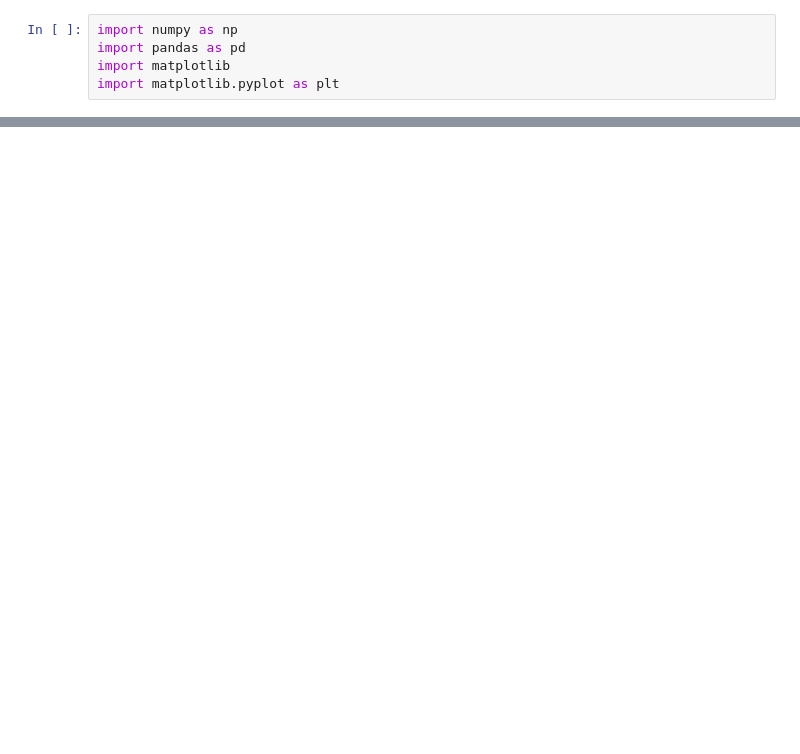
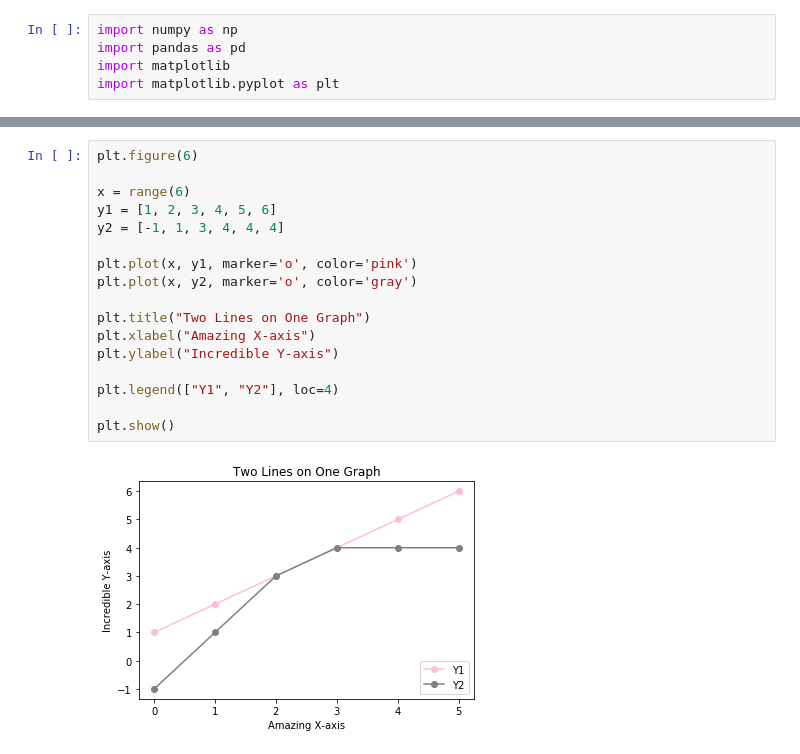
Before and after one commit to biolchen/biologistLearningPython, a Jupyter notebook: matplotlib/subplot.ipynb, the cells around one changed output, grey strips where cells are left out. Drawn from its saved outputs; the diff is of its cells as text; blank space fills up the shorter version.

```diff
--- a/matplotlib/subplot.ipynb
+++ b/matplotlib/subplot.ipynb
@@ -115,0 +145,19 @@ if __name__ == '__main__':
+# %%
+plt.figure(6)
+
+x = range(6)
+y1 = [1, 2, 3, 4, 5, 6]
+y2 = [-1, 1, 3, 4, 4, 4]
+
+plt.plot(x, y1, marker='o', color='pink')
+plt.plot(x, y2, marker='o', color='gray')
+
+plt.title("Two Lines on One Graph")
+plt.xlabel("Amazing X-axis")
+plt.ylabel("Incredible Y-axis")
+
+plt.legend(["Y1", "Y2"], loc=4)
+
+plt.show()
+# %% [output]
+[figure, added]
```
Also changed, not shown: parts of 8 cells of this notebook, 38 other files.
